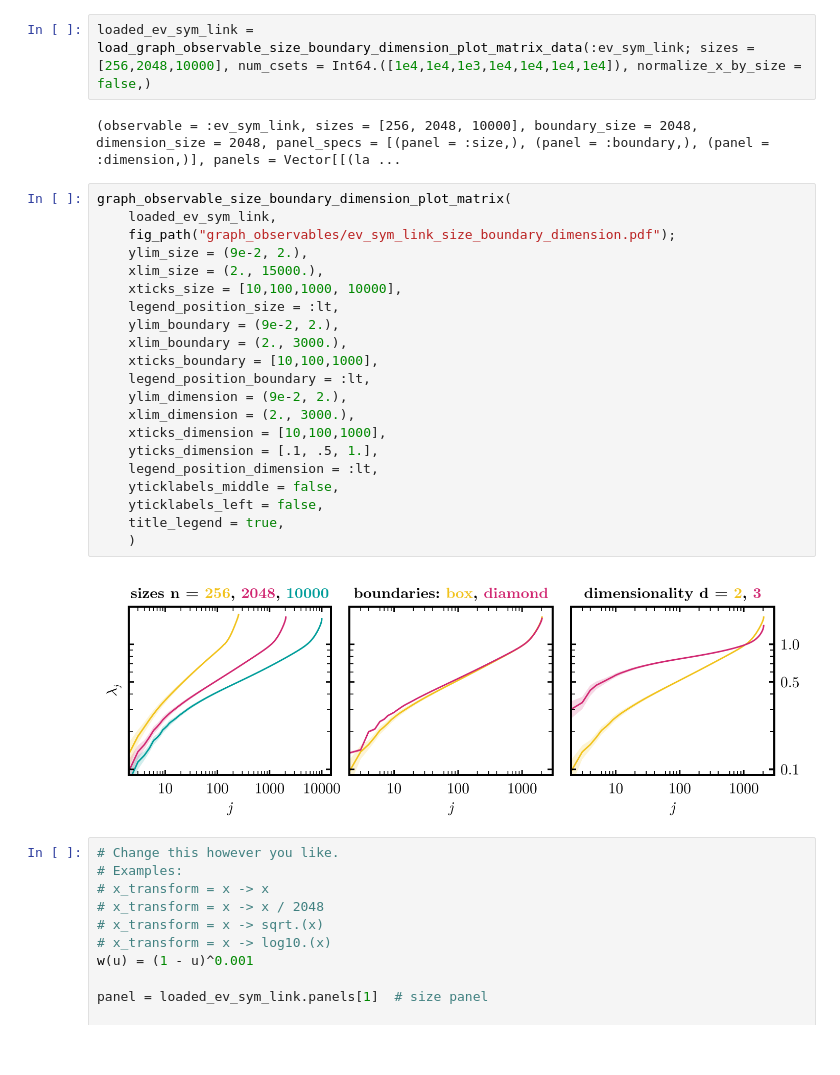
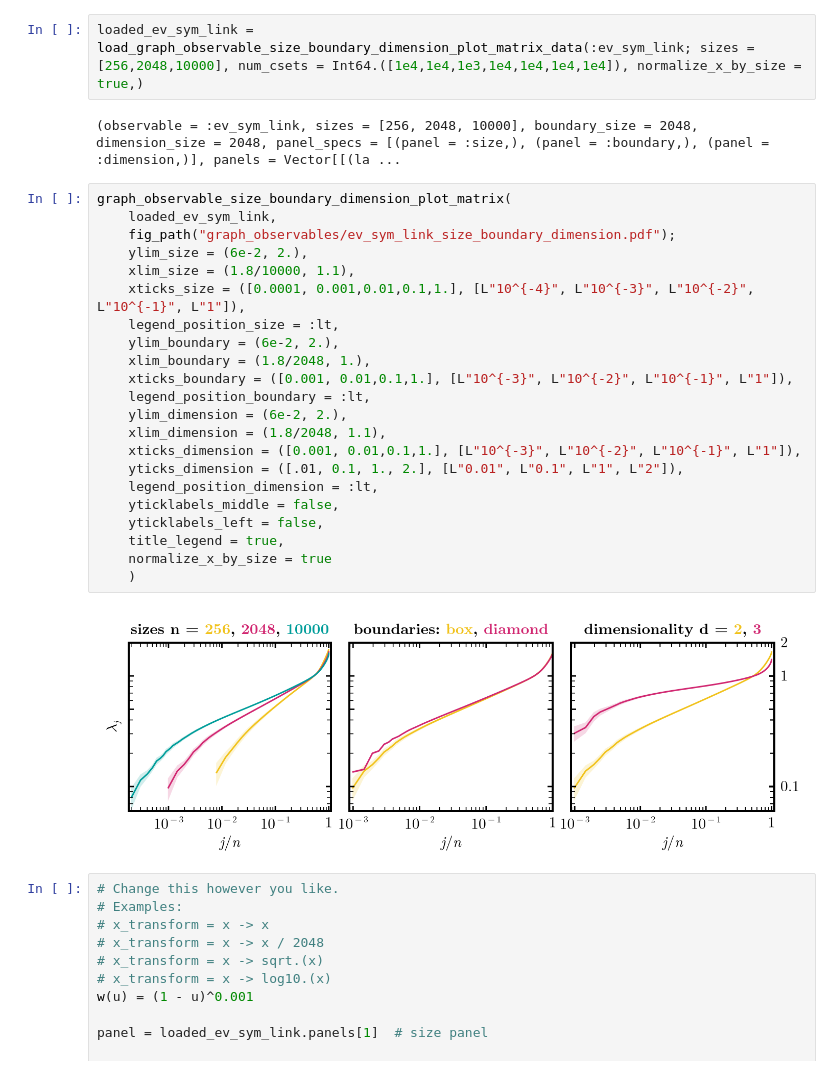
Before and after one commit to causal-wagner/CausalSetZoology, a Jupyter notebook: analysis/size_boundary_dependence.ipynb, the cells around one changed output. Cells and saved outputs as stored; diff of their text form.

```diff
--- a/analysis/size_boundary_dependence.ipynb
+++ b/analysis/size_boundary_dependence.ipynb
@@ -99,32 +99,33 @@ graph_observable_size_boundary_dimension_plot_matrix(
 # %% [markdown]
 # Laplacian eigenvalues
 # %%
-loaded_ev_sym_link = load_graph_observable_size_boundary_dimension_plot_matrix_data(:ev_sym_link; sizes = [256,2048,10000], num_csets = Int64.([1e4,1e4,1e3,1e4,1e4,1e4,1e4]), normalize_x_by_size = false,)
+loaded_ev_sym_link = load_graph_observable_size_boundary_dimension_plot_matrix_data(:ev_sym_link; sizes = [256,2048,10000], num_csets = Int64.([1e4,1e4,1e3,1e4,1e4,1e4,1e4]), normalize_x_by_size = true,)
 # %% [output]
 (observable = :ev_sym_link, sizes = [256, 2048, 10000], boundary_size = 2048, dimension_size = 2048, panel_specs = [(panel = :size,), (panel = :boundary,), (panel = :dimension,)], panels = Vector[[(la ...
 # %%
 graph_observable_size_boundary_dimension_plot_matrix(
     loaded_ev_sym_link,
     fig_path("graph_observables/ev_sym_link_size_boundary_dimension.pdf");
-    ylim_size = (9e-2, 2.),
-    xlim_size = (2., 15000.),
-    xticks_size = [10,100,1000, 10000],
+    ylim_size = (6e-2, 2.),
+    xlim_size = (1.8/10000, 1.1),
+    xticks_size = ([0.0001, 0.001,0.01,0.1,1.], [L"10^{-4}", L"10^{-3}", L"10^{-2}", L"10^{-1}", L"1"]),
     legend_position_size = :lt,
-    ylim_boundary = (9e-2, 2.),
-    xlim_boundary = (2., 3000.),
-    xticks_boundary = [10,100,1000],
+    ylim_boundary = (6e-2, 2.),
+    xlim_boundary = (1.8/2048, 1.),
+    xticks_boundary = ([0.001, 0.01,0.1,1.], [L"10^{-3}", L"10^{-2}", L"10^{-1}", L"1"]),
     legend_position_boundary = :lt,
-    ylim_dimension = (9e-2, 2.),
-    xlim_dimension = (2., 3000.),
-    xticks_dimension = [10,100,1000],
-    yticks_dimension = [.1, .5, 1.],
+    ylim_dimension = (6e-2, 2.),
+    xlim_dimension = (1.8/2048, 1.1),
+    xticks_dimension = ([0.001, 0.01,0.1,1.], [L"10^{-3}", L"10^{-2}", L"10^{-1}", L"1"]),
+    yticks_dimension = ([.01, 0.1, 1., 2.], [L"0.01", L"0.1", L"1", L"2"]),
     legend_position_dimension = :lt,
     yticklabels_middle = false,
     yticklabels_left = false,
     title_legend = true,
+    normalize_x_by_size = true
     )
 # %% [output]
-[figure, old version]
+[figure, new version]
 # %%
 # Change this however you like.
 # Examples:
```
Also changed, not shown: 2 other files.
